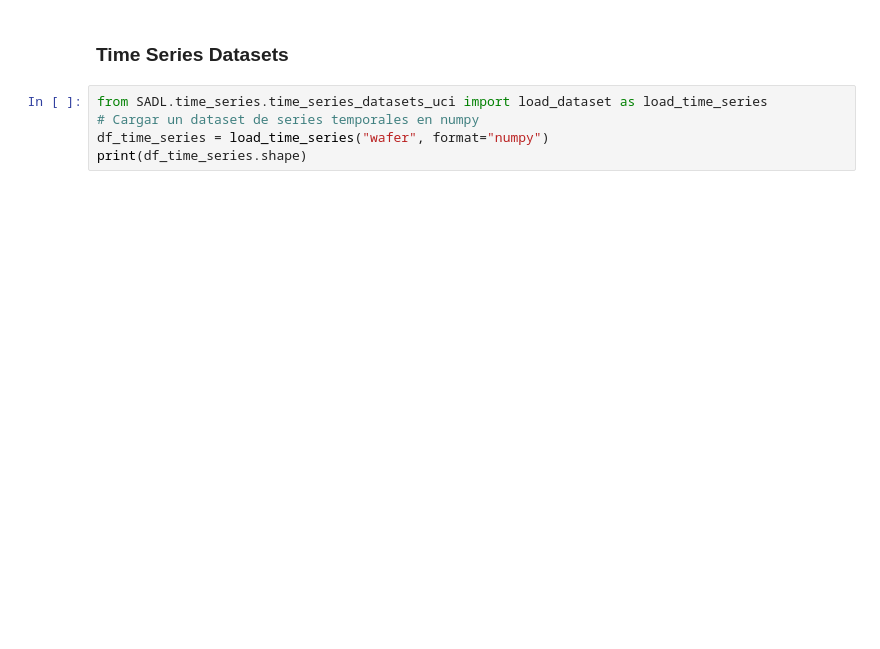
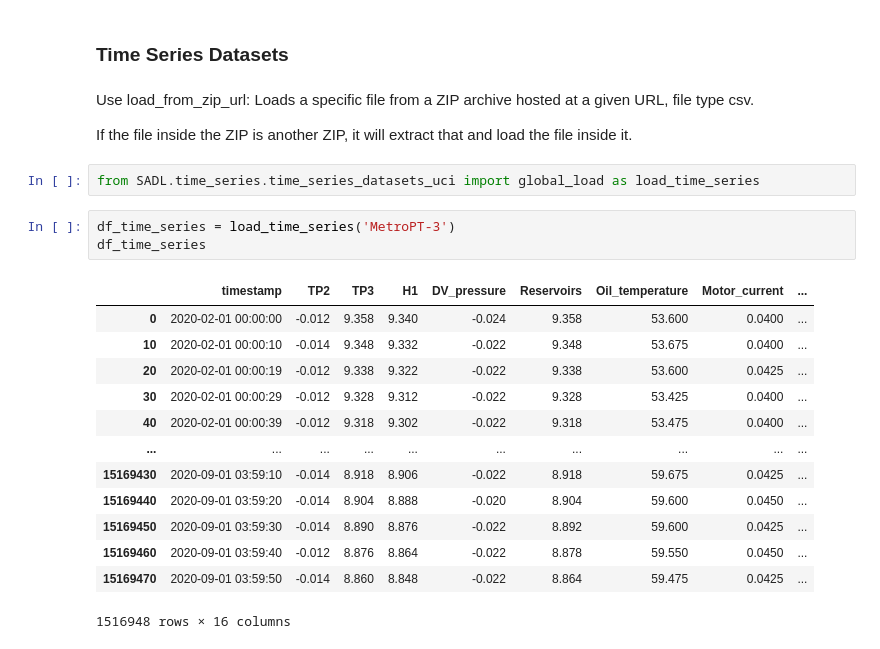
Before and after one commit to ari-dasci/S-RADAR, a Jupyter notebook: notebooks_test/test_load_datasets.ipynb, the cells around one changed output. Cells and saved outputs as stored; diff of their text form; blank space fills up the shorter version.

```diff
--- a/notebooks_test/test_load_datasets.ipynb
+++ b/notebooks_test/test_load_datasets.ipynb
@@ -156,7 +139,25 @@ global_load('kddcup99')
 # %% [markdown]
 ### Time Series Datasets
-# %%
-from SADL.time_series.time_series_datasets_uci import load_dataset as load_time_series
-# Cargar un dataset de series temporales en numpy
-df_time_series = load_time_series("wafer", format="numpy")
-print(df_time_series.shape)
+# %% [markdown]
+Use load_from_zip_url: Loads a specific file from a ZIP archive hosted at a given URL, file type csv.
+
+If the file inside the ZIP is another ZIP, it will extract that and load the file inside it.
+# %%
+from SADL.time_series.time_series_datasets_uci import global_load as load_time_series
+# %%
+df_time_series = load_time_series('MetroPT-3')
+df_time_series
+# %% [output]
+|  | timestamp | TP2 | TP3 | H1 | DV_pressure | Reservoirs | Oil_temperature | Motor_current | ... |
+| 0 | 2020-02-01 00:00:00 | -0.012 | 9.358 | 9.340 | -0.024 | 9.358 | 53.600 | 0.0400 | ... |
+| 10 | 2020-02-01 00:00:10 | -0.014 | 9.348 | 9.332 | -0.022 | 9.348 | 53.675 | 0.0400 | ... |
+| 20 | 2020-02-01 00:00:19 | -0.012 | 9.338 | 9.322 | -0.022 | 9.338 | 53.600 | 0.0425 | ... |
+| 30 | 2020-02-01 00:00:29 | -0.012 | 9.328 | 9.312 | -0.022 | 9.328 | 53.425 | 0.0400 | ... |
+| 40 | 2020-02-01 00:00:39 | -0.012 | 9.318 | 9.302 | -0.022 | 9.318 | 53.475 | 0.0400 | ... |
+| ... | ... | ... | ... | ... | ... | ... | ... | ... | ... |
+| 15169430 | 2020-09-01 03:59:10 | -0.014 | 8.918 | 8.906 | -0.022 | 8.918 | 59.675 | 0.0425 | ... |
+| 15169440 | 2020-09-01 03:59:20 | -0.014 | 8.904 | 8.888 | -0.020 | 8.904 | 59.600 | 0.0450 | ... |
+| 15169450 | 2020-09-01 03:59:30 | -0.014 | 8.890 | 8.876 | -0.022 | 8.892 | 59.600 | 0.0425 | ... |
+| 15169460 | 2020-09-01 03:59:40 | -0.012 | 8.876 | 8.864 | -0.022 | 8.878 | 59.550 | 0.0450 | ... |
+| 15169470 | 2020-09-01 03:59:50 | -0.014 | 8.860 | 8.848 | -0.022 | 8.864 | 59.475 | 0.0425 | ... |
+1516948 rows × 16 columns
```
Also changed, not shown: parts of 15 cells of this notebook, 12 other files.
